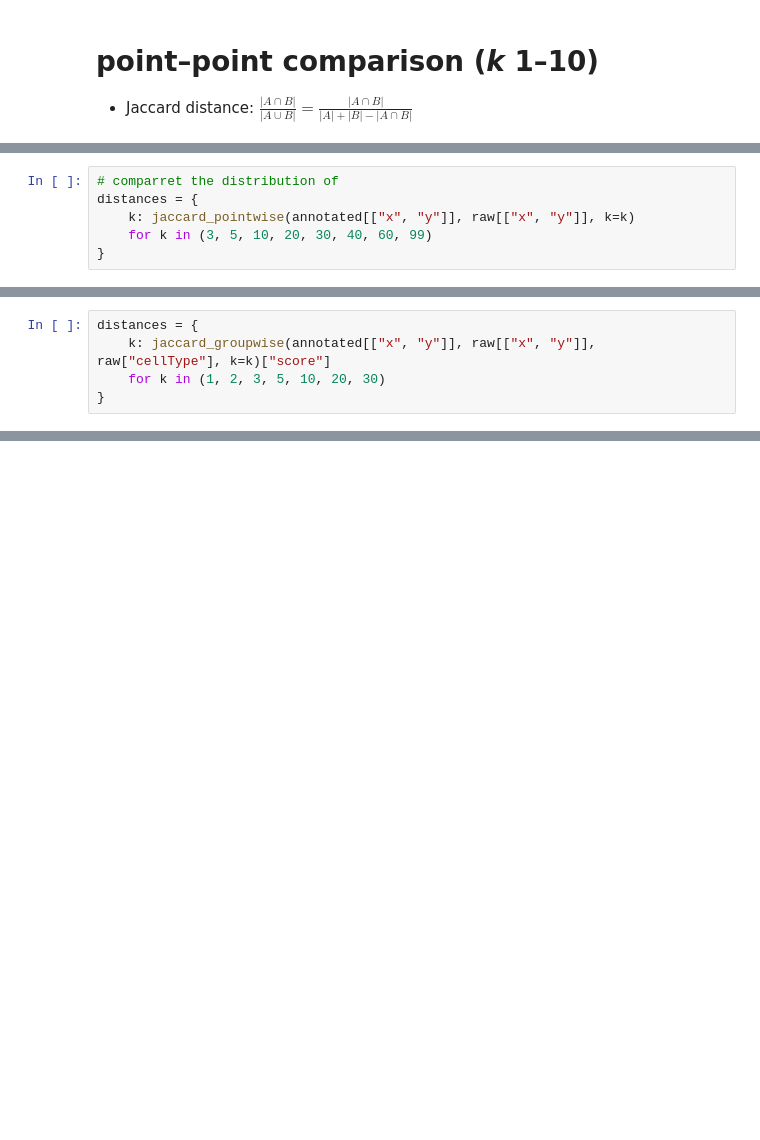
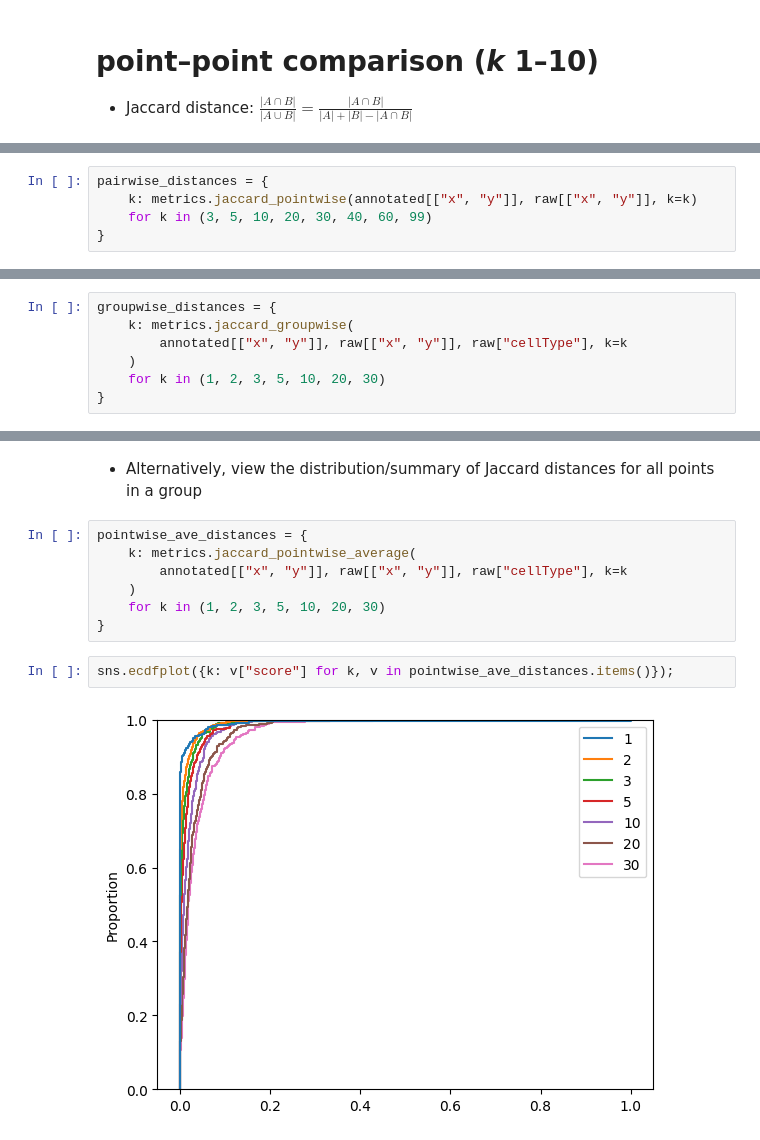
Before and after one commit to OzetteTech/comparative-embedding-visualization, a Jupyter notebook: notebooks/neighborhood-analysis.ipynb, the cells around one changed output, grey strips where cells are left out. Saved outputs shown, nothing was run; the diff lists cells and outputs as text; blank space fills up the shorter version.

```diff
--- a/notebooks/neighborhood-analysis.ipynb
+++ b/notebooks/neighborhood-analysis.ipynb
@@ -52,7 +32,6 @@ def jaccard_pointwise(X0: npt.ArrayLike, X1:  npt.ArrayLike, k: int) -> npt.NDAr
 # %%
-# comparret the distribution of
-distances = {
-    k: jaccard_pointwise(annotated[["x", "y"]], raw[["x", "y"]], k=k)
+pairwise_distances = {
+    k: metrics.jaccard_pointwise(annotated[["x", "y"]], raw[["x", "y"]], k=k)
     for k in (3, 5, 10, 20, 30, 40, 60, 99)
 }
 # %%
@@ -94,5 +45,7 @@ def jaccard_groupwise(X0: npt.ArrayLike, X1: npt.ArrayLike, labels: npt.ArrayLik
 # %%
-distances = {
-    k: jaccard_groupwise(annotated[["x", "y"]], raw[["x", "y"]], raw["cellType"], k=k)["score"]
+groupwise_distances = {
+    k: metrics.jaccard_groupwise(
+        annotated[["x", "y"]], raw[["x", "y"]], raw["cellType"], k=k
+    )
     for k in (1, 2, 3, 5, 10, 20, 30)
 }
@@ -103,4 +64,17 @@ sns.ecdfplot(distances)
 [figure]
+# %% [markdown]
+- Alternatively, view the distribution/summary of Jaccard distances for all points in a group
+# %%
+pointwise_ave_distances = {
+    k: metrics.jaccard_pointwise_average(
+        annotated[["x", "y"]], raw[["x", "y"]], raw["cellType"], k=k
+    )
+    for k in (1, 2, 3, 5, 10, 20, 30)
+}
+# %%
+sns.ecdfplot({k: v["score"] for k, v in pointwise_ave_distances.items()});
+# %% [output]
+[figure, added]
 # %% [markdown]
 # label–label comparision
 
```
Also changed, not shown: parts of 14 cells of this notebook, 2 other files.
